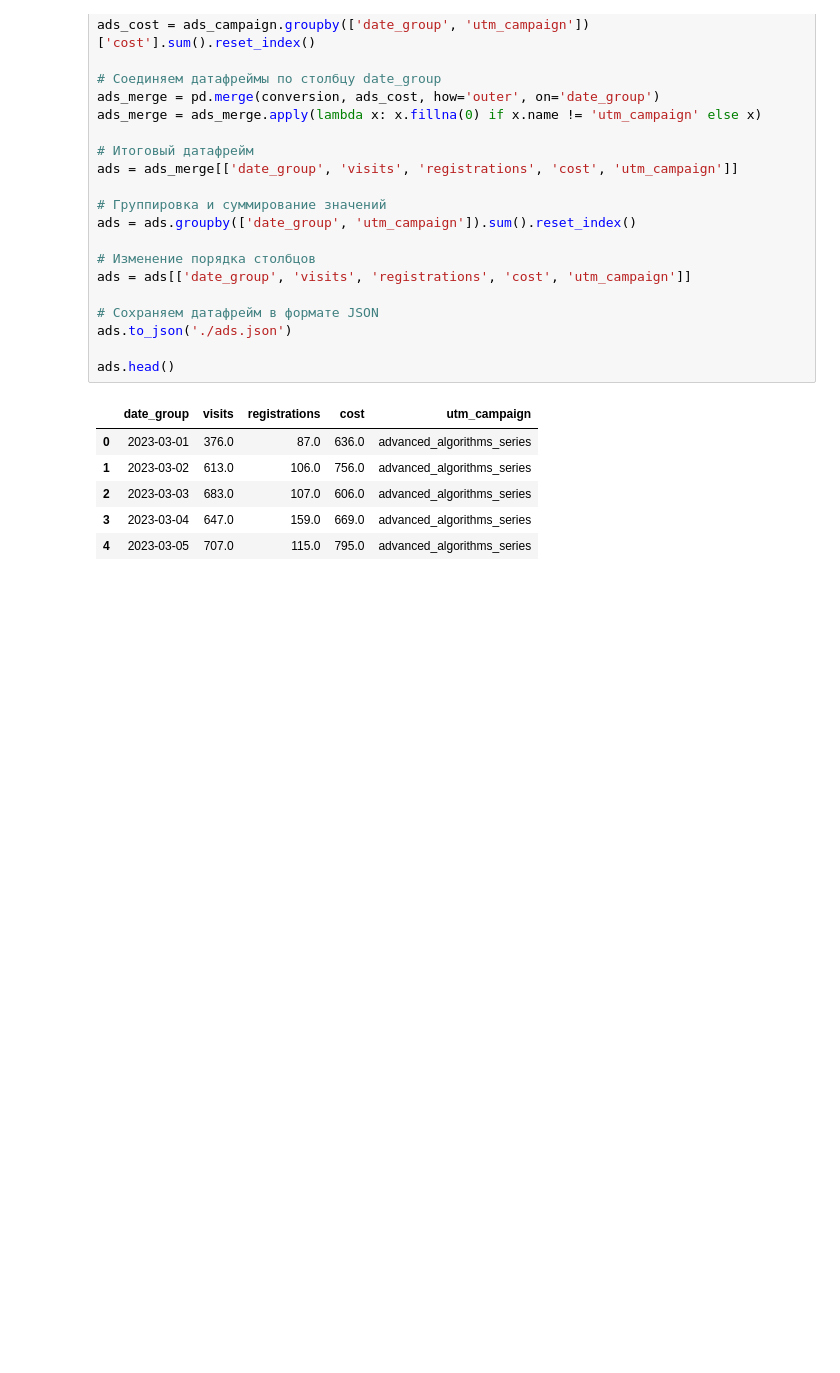
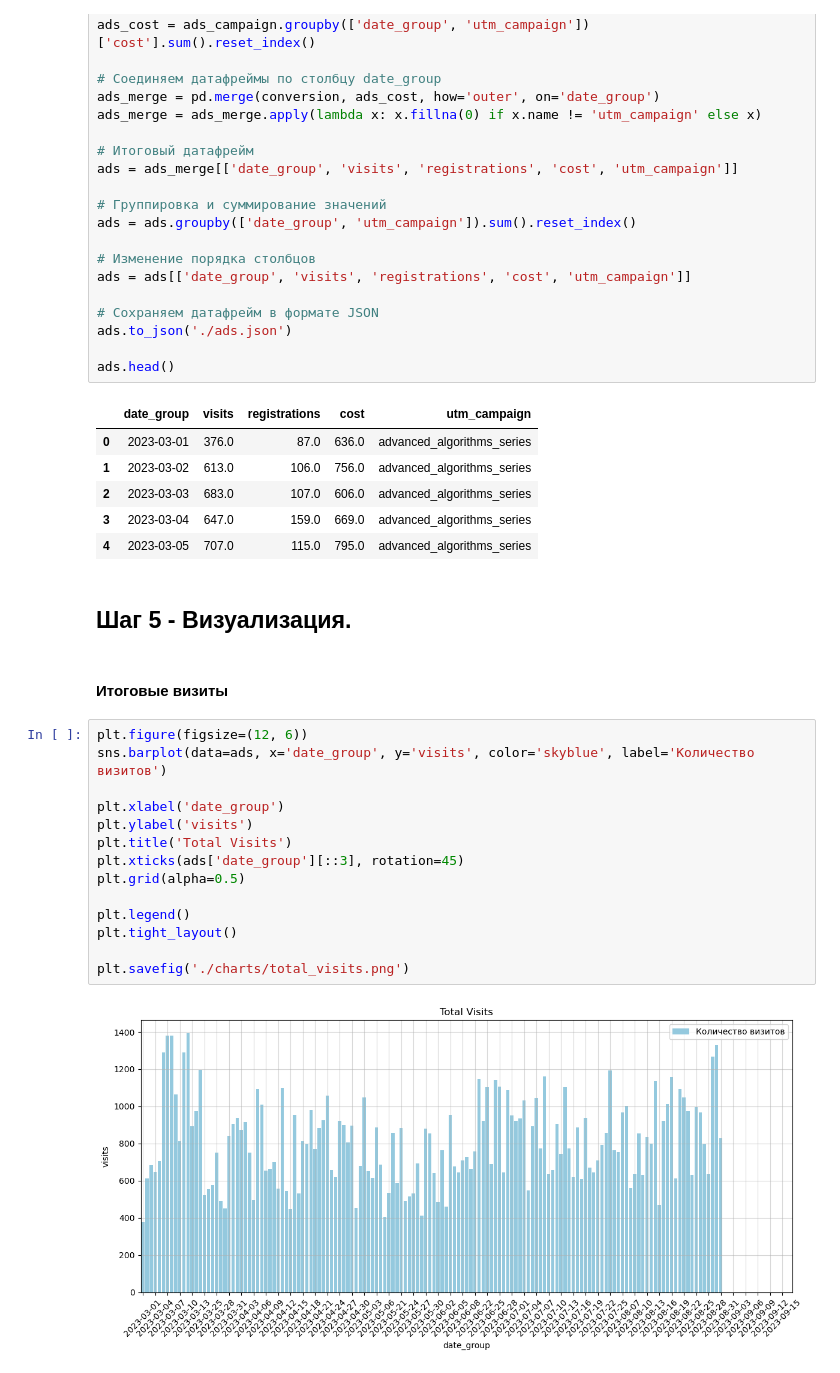
Before and after one commit to Maxim00se/data-analytics-project-100, a Jupyter notebook: data_analysis_notebook.ipynb, the cells around one changed output. Cells and saved outputs as stored; diff of their text form; blank space fills up the shorter version.

```diff
--- a/data_analysis_notebook.ipynb
+++ b/data_analysis_notebook.ipynb
@@ -157,3 +157,23 @@ ads.head()
 | 2 | 2023-03-03 | 683.0 | 107.0 | 606.0 | advanced_algorithms_series |
 | 3 | 2023-03-04 | 647.0 | 159.0 | 669.0 | advanced_algorithms_series |
 | 4 | 2023-03-05 | 707.0 | 115.0 | 795.0 | advanced_algorithms_series |
+# %% [markdown]
+## Шаг 5 - Визуализация.
+# %% [markdown]
+#### Итоговые визиты
+# %%
+plt.figure(figsize=(12, 6))
+sns.barplot(data=ads, x='date_group', y='visits', color='skyblue', label='Количество визитов')
+
+plt.xlabel('date_group')
+plt.ylabel('visits')
+plt.title('Total Visits')
+plt.xticks(ads['date_group'][::3], rotation=45)
+plt.grid(alpha=0.5)
+
+plt.legend()
+plt.tight_layout()
+
+plt.savefig('./charts/total_visits.png')
+# %% [output]
+[figure, added]
```
Also changed, not shown: parts of 7 cells of this notebook, 4 other files.
